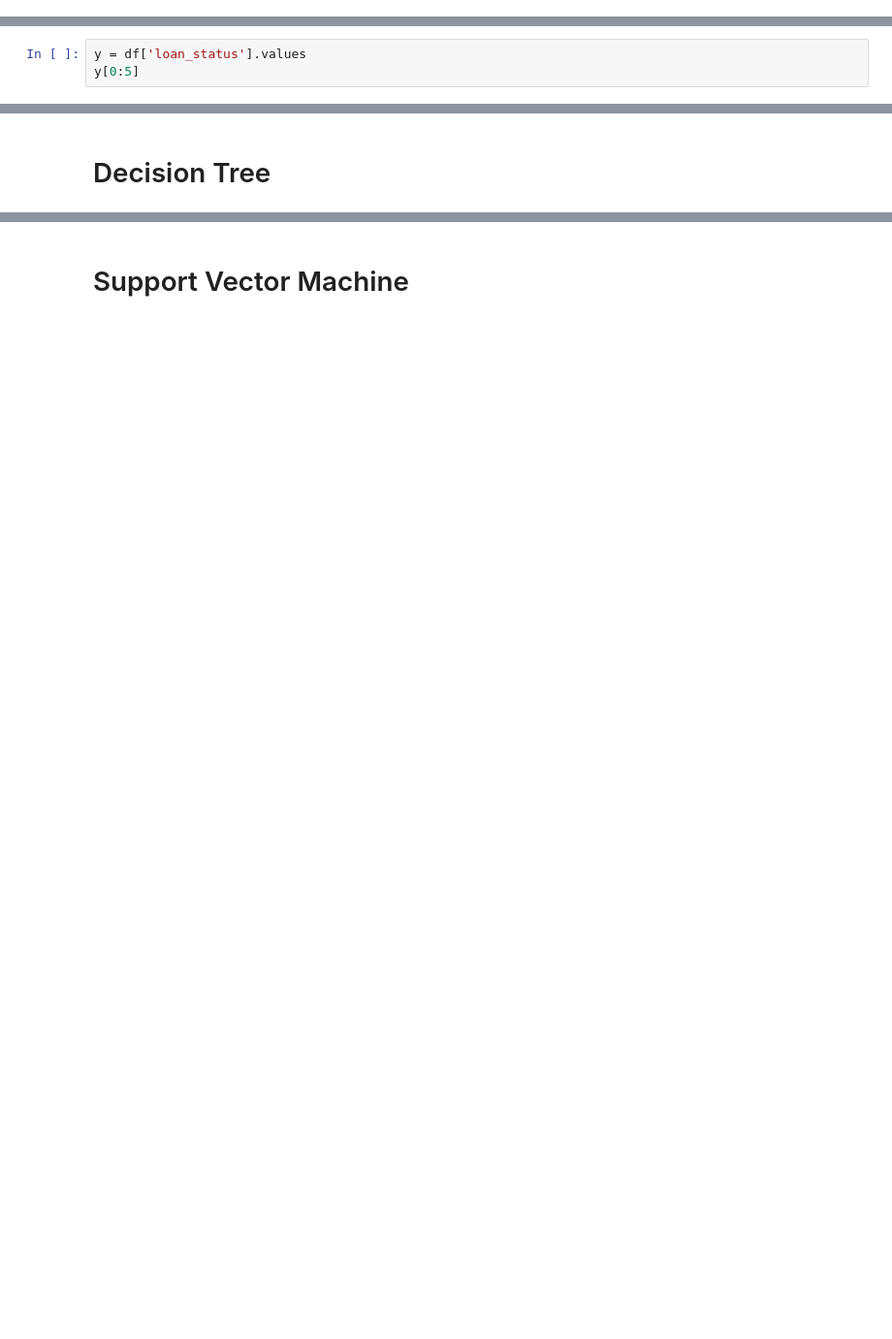
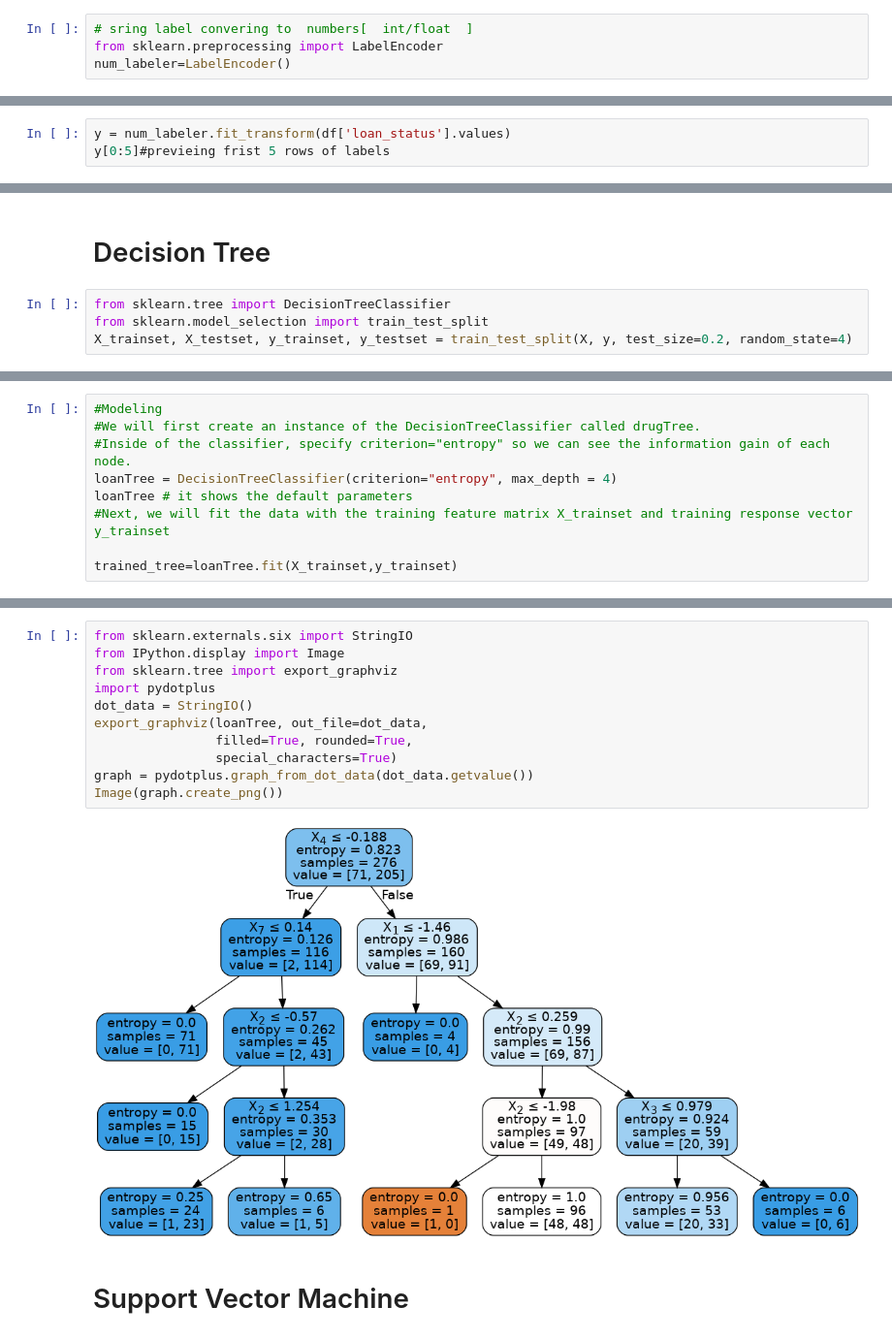
Before and after one commit to vvicky30/machine-learning, a Jupyter notebook: Best_recomm_sys.ipynb, the cells around one changed output, grey strips where cells are left out. Shown at 97% size. Drawn from its saved outputs; the diff is of its cells as text; blank space fills up the shorter version.

```diff
--- a/Best_recomm_sys.ipynb
+++ b/Best_recomm_sys.ipynb
@@ -239,9 +245,13 @@ X[0:5]
 | 2 | 1000 | 15 | 27 | 0 | 0 | 0 | 0 | 1 |
 | 3 | 1000 | 30 | 28 | 1 | 1 | 0 | 0 | 1 |
 | 4 | 1000 | 30 | 29 | 0 | 1 | 0 | 0 | 1 |
+# %%
+# sring label convering to  numbers[  int/float  ]
+from sklearn.preprocessing import LabelEncoder
+num_labeler=LabelEncoder()
 # %% [markdown]
 What are our lables?
 # %%
-y = df['loan_status'].values
-y[0:5]
+y = num_labeler.fit_transform(df['loan_status'].values)
+y[0:5]#previeing frist 5 rows of labels
 # %% [output]
@@ -287,2 +364,6 @@ Notice: You should find the best k to build the model with the best accuracy.
 # %% [markdown]
 # Decision Tree
+# %%
+from sklearn.tree import DecisionTreeClassifier
+from sklearn.model_selection import train_test_split
+X_trainset, X_testset, y_trainset, y_testset = train_test_split(X, y, test_size=0.2, random_state=4)
@@ -288,0 +377,9 @@ Notice: You should find the best k to build the model with the best accuracy.
+# %%
+#Modeling
+#We will first create an instance of the DecisionTreeClassifier called drugTree.
+#Inside of the classifier, specify criterion="entropy" so we can see the information gain of each node.
+loanTree = DecisionTreeClassifier(criterion="entropy", max_depth = 4)
+loanTree # it shows the default parameters
+#Next, we will fit the data with the training feature matrix X_trainset and training response vector y_trainset
+
+trained_tree=loanTree.fit(X_trainset,y_trainset)
@@ -289,2 +442,15 @@ Notice: You should find the best k to build the model with the best accuracy.
+# %%
+from sklearn.externals.six import StringIO
+from IPython.display import Image
+from sklearn.tree import export_graphviz
+import pydotplus
+dot_data = StringIO()
+export_graphviz(loanTree, out_file=dot_data,
+                filled=True, rounded=True,
+                special_characters=True)
+graph = pydotplus.graph_from_dot_data(dot_data.getvalue())
+Image(graph.create_png())
+# %% [output]
+[figure, added]
 # %% [markdown]
 # Support Vector Machine
```
Also changed, not shown: parts of 58 cells of this notebook.
